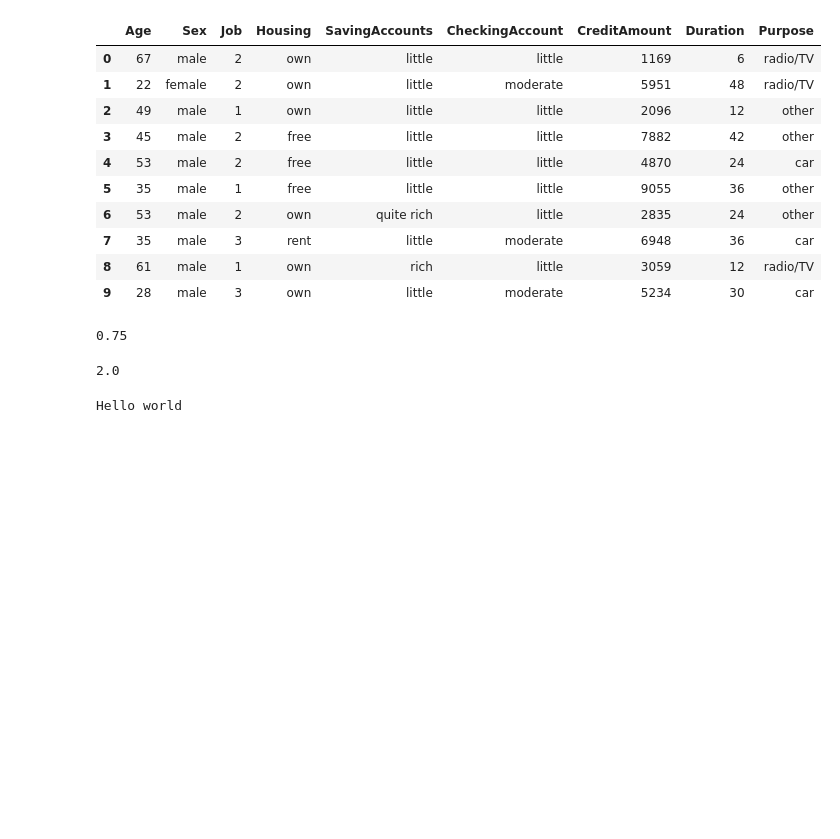
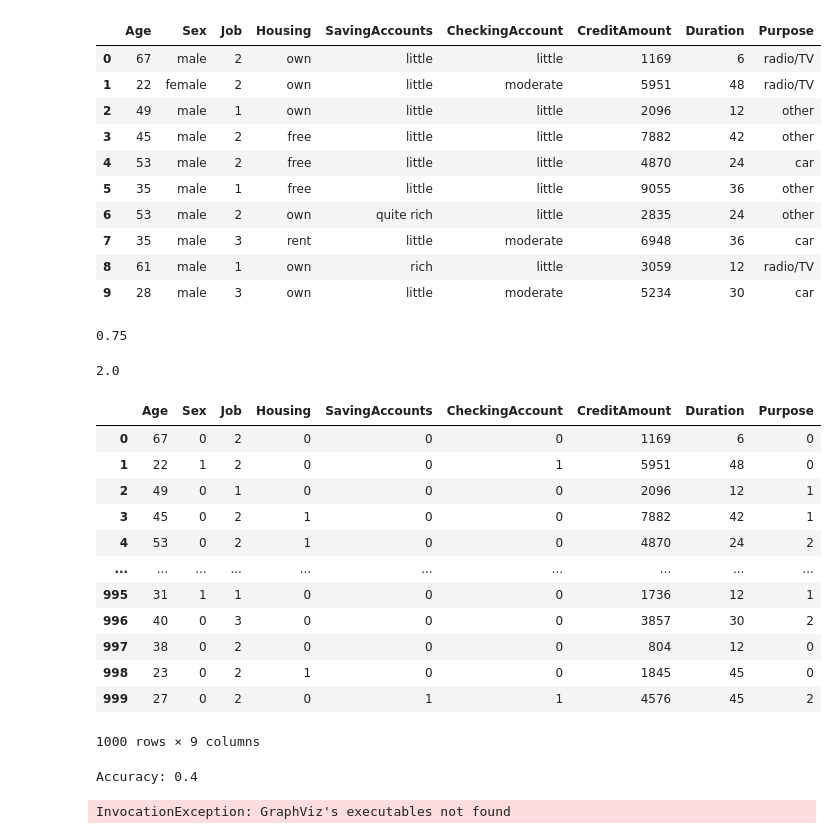
Before and after one commit to hjoaquim/psn-fs-js-hj, a Jupyter notebook: a5.ipynb, the cells around one changed output. Drawn from its saved outputs; the diff is of its cells as text; code cells hidden in the pictures; blank space fills up the shorter version.

Commit message:
tree visualization left

```diff
--- a/a5.ipynb
+++ b/a5.ipynb
@@ -150,15 +154,31 @@ entropy(val)
 # %% [output]
 2.0
 # %%
+# TO-DO: def CalcDT(df,vars,classe,ef):
 # df: dataframe to process
 # var: dataframe variables to use as predictors
 # classe: class we want to predict
 # ef: impurity function we want to use
 # Example of use-case: DT = CalcDT(data,data.columns.drop('Purpose'),'Purpose',Entropy)
-
-def calcDT(df, var, classe, ef):
-    print("Hello world")
-
-calcDt(1,2,3,4)
+def CalcDT(df,vars,classe,ef):
+    print("CalcDT")
-# %% [output]
-Hello world
+# %%
+# Let's use now the sklearn library DecisionTreeClassifier to do the job.
+# 1st we need to make every attribute discrete.
+tt = {'male':0, 'female':1, 'own':0, 'free':1, 'rent':2, 'little':0, 'quite rich':1, 'rich':2, 'moderate':1, 'radio/TV':0, 'other':1,'car':2}
+dfWithoutNan = dfWithoutNan.replace(tt)
+dfWithoutNan
+# %% [output]
+|  | Age | Sex | Job | Housing | SavingAccounts | CheckingAccount | CreditAmount | Duration | Purpose |
+| 0 | 67 | 0 | 2 | 0 | 0 | 0 | 1169 | 6 | 0 |
+| 1 | 22 | 1 | 2 | 0 | 0 | 1 | 5951 | 48 | 0 |
+| 2 | 49 | 0 | 1 | 0 | 0 | 0 | 2096 | 12 | 1 |
+| 3 | 45 | 0 | 2 | 1 | 0 | 0 | 7882 | 42 | 1 |
+| 4 | 53 | 0 | 2 | 1 | 0 | 0 | 4870 | 24 | 2 |
+| ... | ... | ... | ... | ... | ... | ... | ... | ... | ... |
+| 995 | 31 | 1 | 1 | 0 | 0 | 0 | 1736 | 12 | 1 |
+| 996 | 40 | 0 | 3 | 0 | 0 | 0 | 3857 | 30 | 2 |
+| 997 | 38 | 0 | 2 | 0 | 0 | 0 | 804 | 12 | 0 |
+| 998 | 23 | 0 | 2 | 1 | 0 | 0 | 1845 | 45 | 0 |
+| 999 | 27 | 0 | 2 | 0 | 1 | 1 | 4576 | 45 | 2 |
+1000 rows × 9 columns
@@ -164,0 +202,19 @@ Hello world
+# %%
+# Evaluating Model
+print("Accuracy:",metrics.accuracy_score(y_test, y_pred))
+# %% [output]
+Accuracy: 0.4
+# %%
+from sklearn.tree import export_graphviz
+from six import StringIO
+import pydotplus
+from IPython.display import Image
+
+dot_data = StringIO()
+export_graphviz(clf, out_file=dot_data, filled=True, rounded=True, special_characters=True)
+#graph = pydotplus.graph_from_dot_data
+graph = pydotplus.graph_from_dot_data(dot_data.getvalue())
+graph.write_png('tree.png')
+Image(graph.create_png())
+# %% [output]
+InvocationException: GraphViz's executables not found
```
Also changed, not shown: parts of 3 cells of this notebook.
